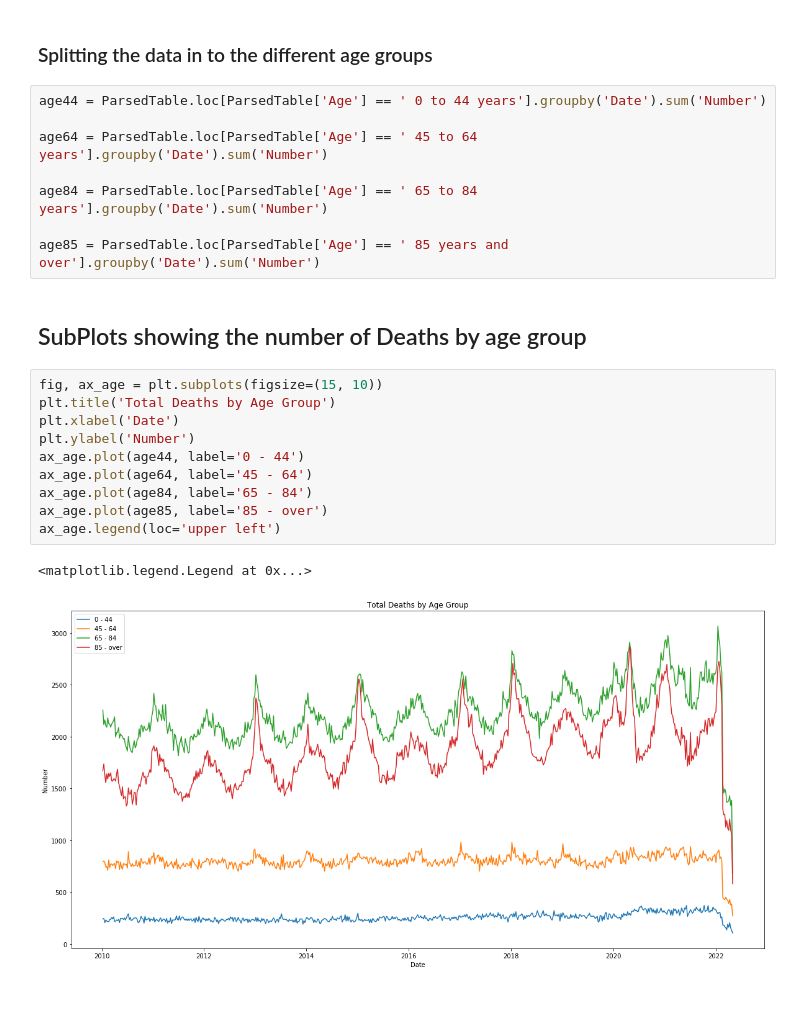
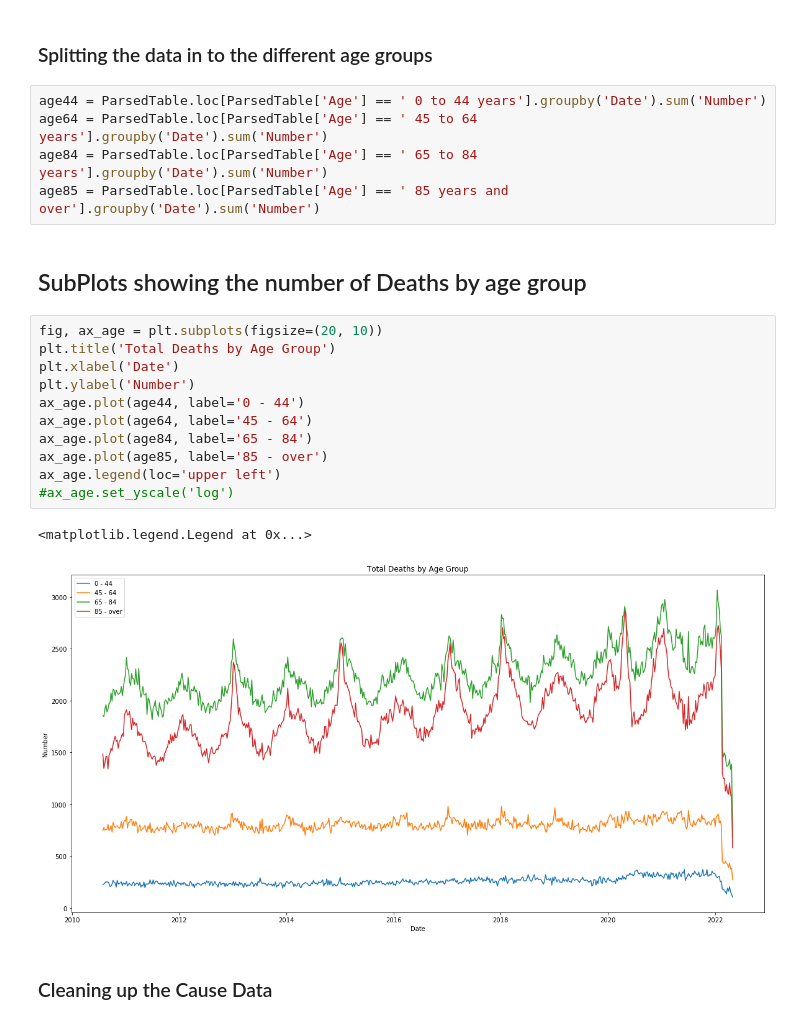
Before and after one commit to OwenRempel/Canada-Prov-Death-Stats, a Jupyter notebook: StatsCanadaDeathsByProv.ipynb, the cells around one changed output. Drawn from its saved outputs; the diff is of its cells as text.

```diff
--- a/StatsCanadaDeathsByProv.ipynb
+++ b/StatsCanadaDeathsByProv.ipynb
@@ -116,24 +125,24 @@ ax.legend(loc='upper left')
 ### Splitting the data in to the different age groups
 # %%
 age44 = ParsedTable.loc[ParsedTable['Age'] == ' 0 to 44 years'].groupby('Date').sum('Number')
-
 age64 = ParsedTable.loc[ParsedTable['Age'] == ' 45 to 64 years'].groupby('Date').sum('Number')
-
 age84 = ParsedTable.loc[ParsedTable['Age'] == ' 65 to 84 years'].groupby('Date').sum('Number')
-
 age85 = ParsedTable.loc[ParsedTable['Age'] == ' 85 years and over'].groupby('Date').sum('Number')
 # %% [markdown]
 ## SubPlots showing the number of Deaths by age group
 # %%
-fig, ax_age = plt.subplots(figsize=(15, 10))
+fig, ax_age = plt.subplots(figsize=(20, 10))
 plt.title('Total Deaths by Age Group')
 plt.xlabel('Date')
 plt.ylabel('Number')
 ax_age.plot(age44, label='0 - 44')
 ax_age.plot(age64, label='45 - 64')
 ax_age.plot(age84, label='65 - 84')
 ax_age.plot(age85, label='85 - over')
 ax_age.legend(loc='upper left')
+#ax_age.set_yscale('log')
 # %% [output]
 <matplotlib.legend.Legend at 0x...>
-[figure, old version]
+[figure, new version]
+# %% [markdown]
+### Cleaning up the Cause Data
```
Also changed, not shown: parts of 26 cells of this notebook.
